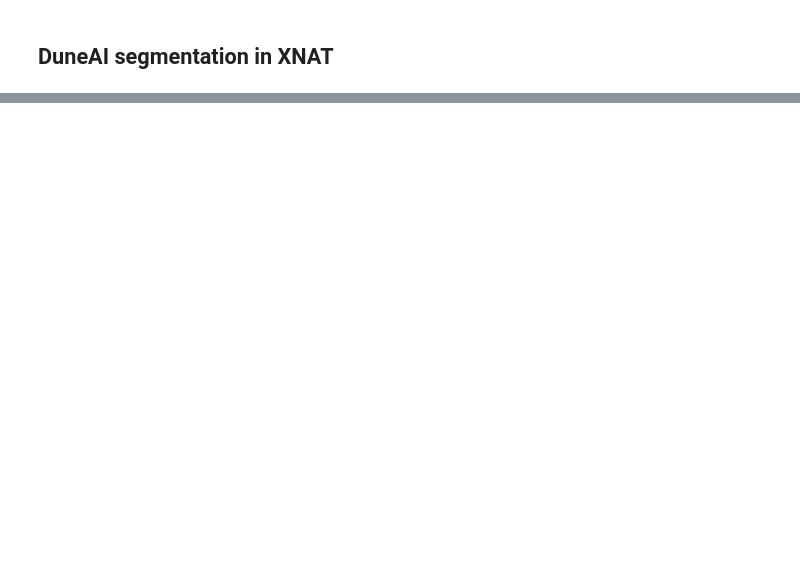
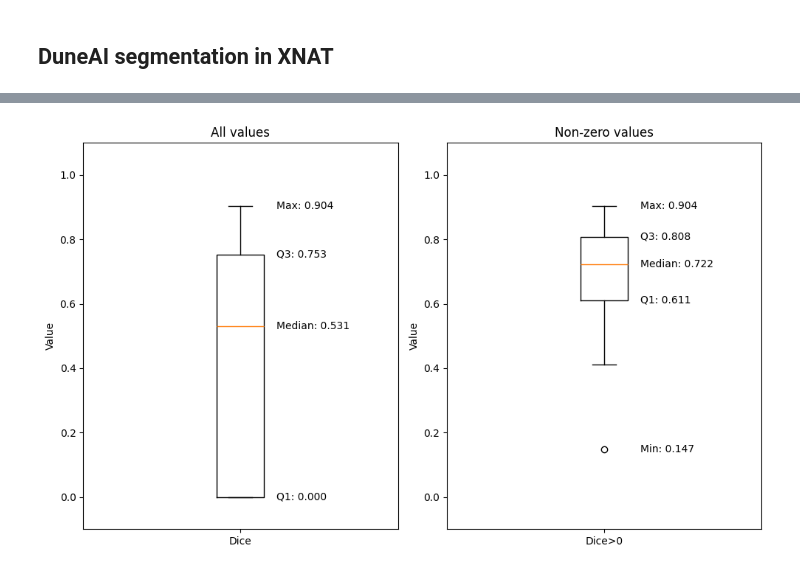
Before and after one commit to mmilch01/DuneAI, a Jupyter notebook: AutomaticSegmentationScript/automatic_segmentation_xnat.ipynb, the cells around one changed output, grey strips where cells are left out. Saved outputs shown, nothing was run; the diff lists cells and outputs as text; code cells hidden in the pictures; blank space fills up the shorter version.

```diff
--- a/AutomaticSegmentationScript/automatic_segmentation_xnat.ipynb
+++ b/AutomaticSegmentationScript/automatic_segmentation_xnat.ipynb
@@ -23,2 +35,11 @@ d=analyze_dir(path)
+# %%
+
+if rebuild_directory_structure:
+    d=analyze_dir(xnat_project_path,directory_structure_file)
+else:
+    with open(directory_structure_file, 'r') as file:
+        d = json.load(file)
+
+subjects=reindex_to_structurals_and_segs(d,xnat_structure_file)
 # %% [markdown]
 ### 2. Detect structural CT scans in data.
@@ -187,0 +298,86 @@ VBox(children=(Text(value='', description='Status:', layout=Layout(width='600px'
+# %%
+import numpy as np
+from PIL import Image, ImageDraw, ImageFont
+from IPython.display import display
+
+#read Dice across the project into array.
+dice=[]
+for scan in ct_scans:
+    dcm_path=(Path(xnat_project_path) / scan['path']).parent
+    scan_id=Path(scan['path']).parent.parent.stem
+    exp_label=Path(scan['path']).parent.parent.parent.parent.stem
+    #print(exp_label)
+    subject=scan['PatName']
+    out_path=outdir / f"{subject}/{exp_label}/{scan_id}/ct"
+    try:
+        with open(out_path.parent / "man2AI.json") as txt:
+            #print (out_path.parent / "man2AI.json")
+            d=json.load(txt)
+            #print(d)
+        dice+=[d['dice']]
+    except Exception as e:
+        print(e)
+        break
+
+import numpy as np
+import matplotlib.pyplot as plt
+
+dice_arr = np.array(dice, dtype=float)
+nonzero = dice_arr[dice_arr != 0]
+
+# ---- STATISTICS ----
+print("Count:", len(dice_arr))
+print("Mean:", np.mean(dice_arr))
+print("Median:", np.median(dice_arr))
+print("Min:", np.min(dice_arr))
+print("Max:", np.max(dice_arr))
+print("Non-zero count:", len(nonzero))
+print("Non-zero mean:", np.mean(nonzero) if len(nonzero) else None)
+
+fig, axes = plt.subplots(1, 2, figsize=(10, 6))
+
+# ---- HARD-CODED Y-LIMITS WITH EXTRA SPACE ----
+# Add small margins above 1 and below 0
+ymin, ymax = -0.1, 1.1
+
+# ---- FIRST BOX PLOT (all data) ----
+axes[0].boxplot(dice_arr, vert=True, showfliers=True)
+axes[0].set_title("All values")
+axes[0].set_ylim(ymin, ymax)
+axes[0].set_xticks([1])
+axes[0].set_xticklabels(["Dice"])
+axes[0].set_ylabel("Value")
+
+# Annotate percentiles (Q1, median, Q3, max) — no min annotation
+p = np.percentile(dice_arr, [25, 50, 75, 100])
+labels = ["Q1", "Median", "Q3", "Max"]
+
+for val, lab in zip(p, labels):
+    axes[0].annotate(f"{lab}: {val:.3f}",
+                     xy=(1.05, val),
+                     xytext=(20, 0),
+                     textcoords="offset points",
+                     va='center')
+
+# ---- SECOND BOX PLOT (non-zero) ----
+axes[1].boxplot(nonzero, vert=True, showfliers=True)
+axes[1].set_title("Non-zero values")
+axes[1].set_ylim(ymin, ymax)
+axes[1].set_xticks([1])
+axes[1].set_xticklabels(["Dice>0"])
+axes[1].set_ylabel("Value")
+
+# Annotate all percentiles including min for non-zero case
+p_nz = np.percentile(nonzero, [0, 25, 50, 75, 100])
+labels_nz = ["Min", "Q1", "Median", "Q3", "Max"]
+
+for val, lab in zip(p_nz, labels_nz):
+    axes[1].annotate(f"{lab}: {val:.3f}",
+                     xy=(1.05, val),
+                     xytext=(20, 0),
+                     textcoords="offset points",
+                     va='center')
+
+plt.tight_layout()
+plt.show()
+# %% [output]
@@ -187,0 +391 @@ VBox(children=(Text(value='', description='Status:', layout=Layout(width='600px'
+[figure, added]
```
Also changed, not shown: parts of 13 cells of this notebook.
